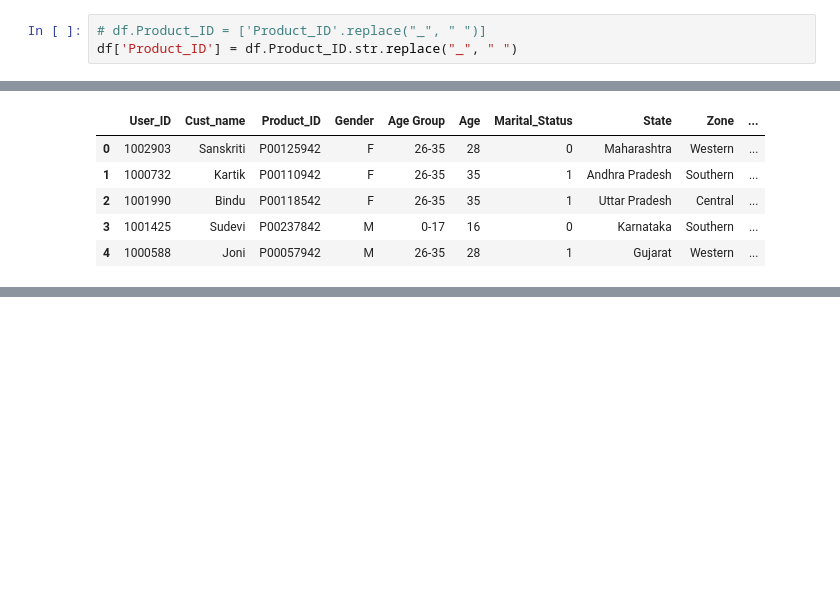
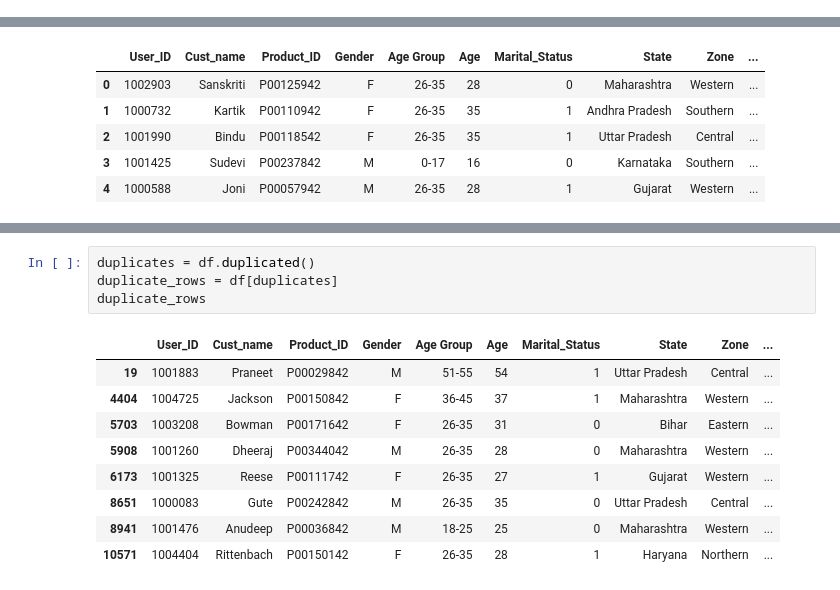
Before and after one commit to itiksha/Python-Data-Analysis-Project, a Jupyter notebook: Py-Project1-Diwali/Diwali_Sales_Analysis.ipynb, the cells around one changed output, grey strips where cells are left out. Drawn from its saved outputs; the diff is of its cells as text; blank space fills up the shorter version.

```diff
--- a/Py-Project1-Diwali/Diwali_Sales_Analysis.ipynb
+++ b/Py-Project1-Diwali/Diwali_Sales_Analysis.ipynb
@@ -1004,6 +967,3 @@ df.query("Product_ID == 'P00125942' and Age != 32")
 | 8057 | 1001246 | Rutuja | P00125942 | F | 18-25 | 21 | 0 | Uttarakhand | Central | ... |
 | 8670 | 1004237 | Doherty | P00125942 | F | 26-35 | 28 | 0 | Andhra Pradesh | Southern | ... |
 | 9675 | 1003154 | Clark | P00125942 | M | 26-35 | 35 | 0 | Bihar | Eastern | ... |
-# %%
-# df.Product_ID = ['Product_ID'.replace("_", " ")]
-df['Product_ID'] = df.Product_ID.str.replace("_", " ")
@@ -1094,0 +1064,14 @@ df.head(5)
+# %%
+duplicates = df.duplicated()
+duplicate_rows = df[duplicates]
+duplicate_rows
+# %% [output]
+|  | User_ID | Cust_name | Product_ID | Gender | Age Group | Age | Marital_Status | State | Zone | ... |
+| 19 | 1001883 | Praneet | P00029842 | M | 51-55 | 54 | 1 | Uttar Pradesh | Central | ... |
+| 4404 | 1004725 | Jackson | P00150842 | F | 36-45 | 37 | 1 | Maharashtra | Western | ... |
+| 5703 | 1003208 | Bowman | P00171642 | F | 26-35 | 31 | 0 | Bihar | Eastern | ... |
+| 5908 | 1001260 | Dheeraj | P00344042 | M | 26-35 | 28 | 0 | Maharashtra | Western | ... |
+| 6173 | 1001325 | Reese | P00111742 | F | 26-35 | 27 | 1 | Gujarat | Western | ... |
+| 8651 | 1000083 | Gute | P00242842 | M | 26-35 | 35 | 0 | Uttar Pradesh | Central | ... |
+| 8941 | 1001476 | Anudeep | P00036842 | M | 18-25 | 25 | 0 | Maharashtra | Western | ... |
+| 10571 | 1004404 | Rittenbach | P00150142 | F | 26-35 | 28 | 1 | Haryana | Northern | ... |
```
Also changed, not shown: parts of 10 cells of this notebook.
